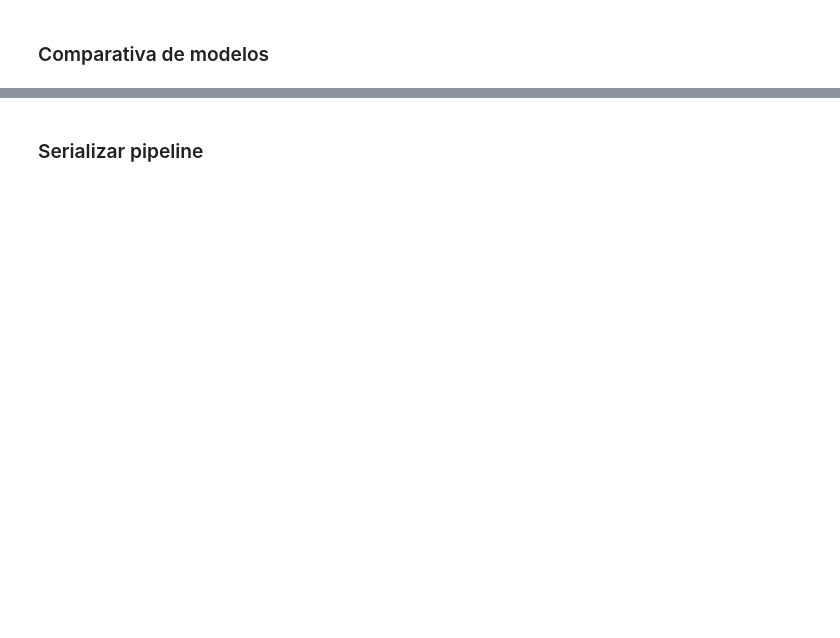
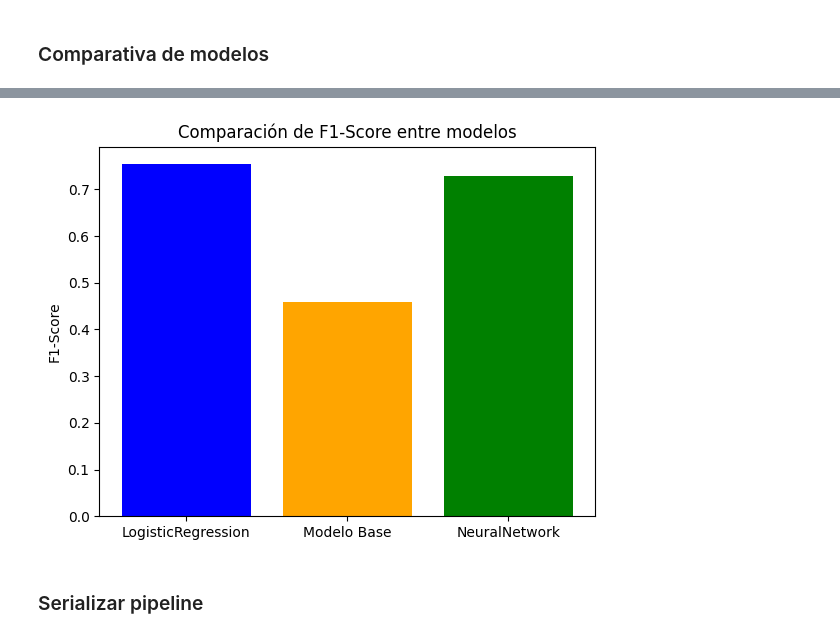
Before and after one commit to MariaCeli/AA1-TUIA-Celi-Grimaldi-Porcelli, a Jupyter notebook: TP-clasificacion-AA1.ipynb, the cells around one changed output, grey strips where cells are left out. Saved outputs shown, nothing was run; the diff lists cells and outputs as text; code cells hidden in the pictures; blank space fills up the shorter version.

```diff
--- a/TP-clasificacion-AA1.ipynb
+++ b/TP-clasificacion-AA1.ipynb
@@ -1514,3 +1635,18 @@ print("Mejor modelo según F1-score:",mejor_modelo)
+# %%
+import matplotlib.pyplot as plt
+
+metricas = {
+    "LogisticRegression": f1_log,
+    "Modelo Base": f1_modelo_base,
+    "NeuralNetwork": f1_nn
+}
+
+plt.bar(metricas.keys(), metricas.values(), color=['blue', 'orange', 'green'])
+plt.ylabel('F1-Score')
+plt.title('Comparación de F1-Score entre modelos')
+plt.show()
+# %% [output]
+[figure, added]
 # %% [markdown]
 ### Serializar pipeline
 # %%
```
Also changed, not shown: parts of 16 cells of this notebook, 4 other files.
